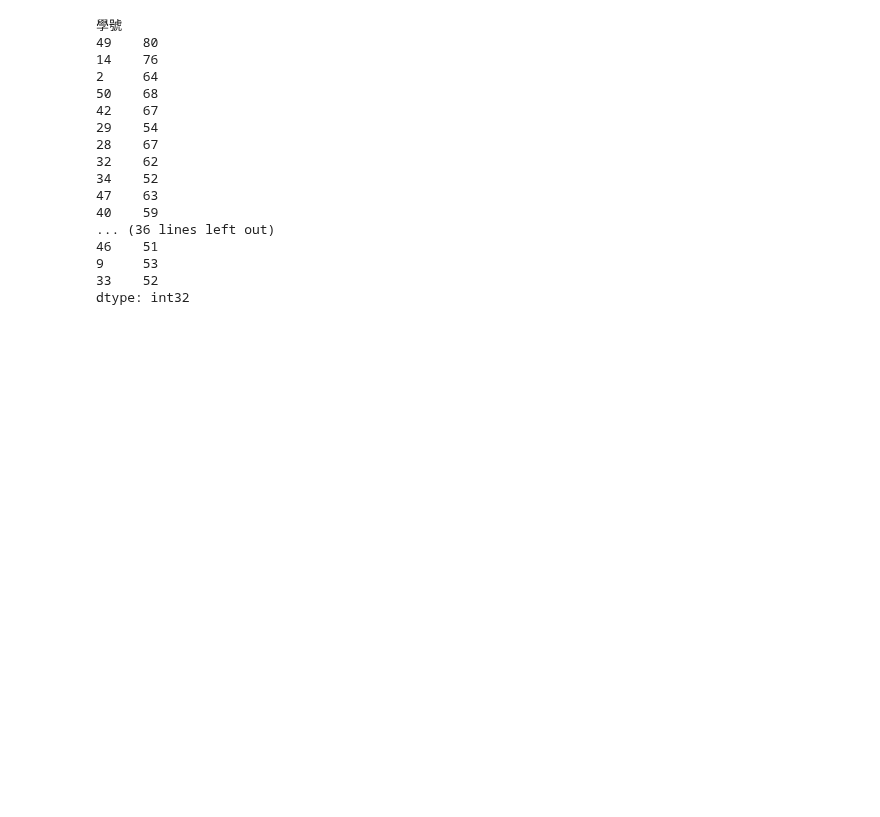
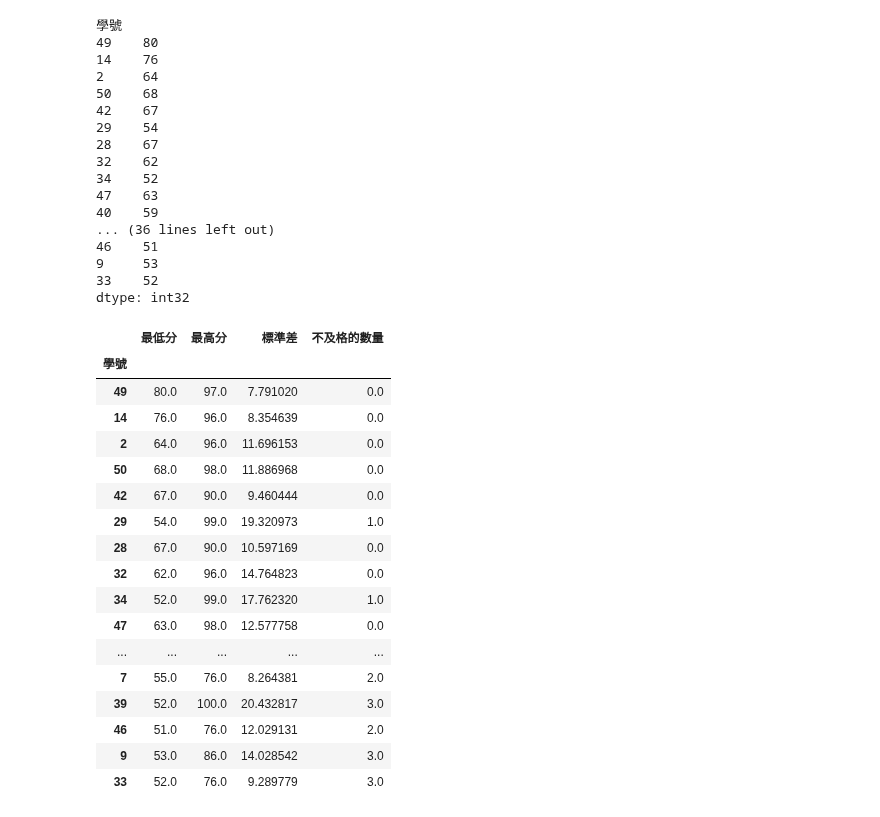
Before and after one commit to jessiehsu731/python_analysis, a Jupyter notebook: lesson8/lesson8_5.ipynb, the cells around one changed output. Cells and saved outputs as stored; diff of their text form; code cells hidden in the pictures; blank space fills up the shorter version.

```diff
--- a/lesson8/lesson8_5.ipynb
+++ b/lesson8/lesson8_5.ipynb
@@ -150,3 +150,28 @@ df1[['國文','英文','數學','地理','歷史']].apply(min_score, axis=1)
 9     53
 33    52
 dtype: int32
+# %%
+def score_list(row) -> int:
+    less_60_count = len(row[row < 60])
+    return pd.Series([row.min(),row.max(),row.std(),less_60_count],index=['最低分','最高分','標準差','不及格的數量'])
+
+df1[['國文','英文','數學','地理','歷史']].apply(score_list, axis=1)
+# %% [output]
+|  | 最低分 | 最高分 | 標準差 | 不及格的數量 |
+| 學號 |  |  |  |  |
+| 49 | 80.0 | 97.0 | 7.791020 | 0.0 |
+| 14 | 76.0 | 96.0 | 8.354639 | 0.0 |
+| 2 | 64.0 | 96.0 | 11.696153 | 0.0 |
+| 50 | 68.0 | 98.0 | 11.886968 | 0.0 |
+| 42 | 67.0 | 90.0 | 9.460444 | 0.0 |
+| 29 | 54.0 | 99.0 | 19.320973 | 1.0 |
+| 28 | 67.0 | 90.0 | 10.597169 | 0.0 |
+| 32 | 62.0 | 96.0 | 14.764823 | 0.0 |
+| 34 | 52.0 | 99.0 | 17.762320 | 1.0 |
+| 47 | 63.0 | 98.0 | 12.577758 | 0.0 |
+| ... | ... | ... | ... | ... |
+| 7 | 55.0 | 76.0 | 8.264381 | 2.0 |
+| 39 | 52.0 | 100.0 | 20.432817 | 3.0 |
+| 46 | 51.0 | 76.0 | 12.029131 | 2.0 |
+| 9 | 53.0 | 86.0 | 14.028542 | 3.0 |
+| 33 | 52.0 | 76.0 | 9.289779 | 3.0 |
```
